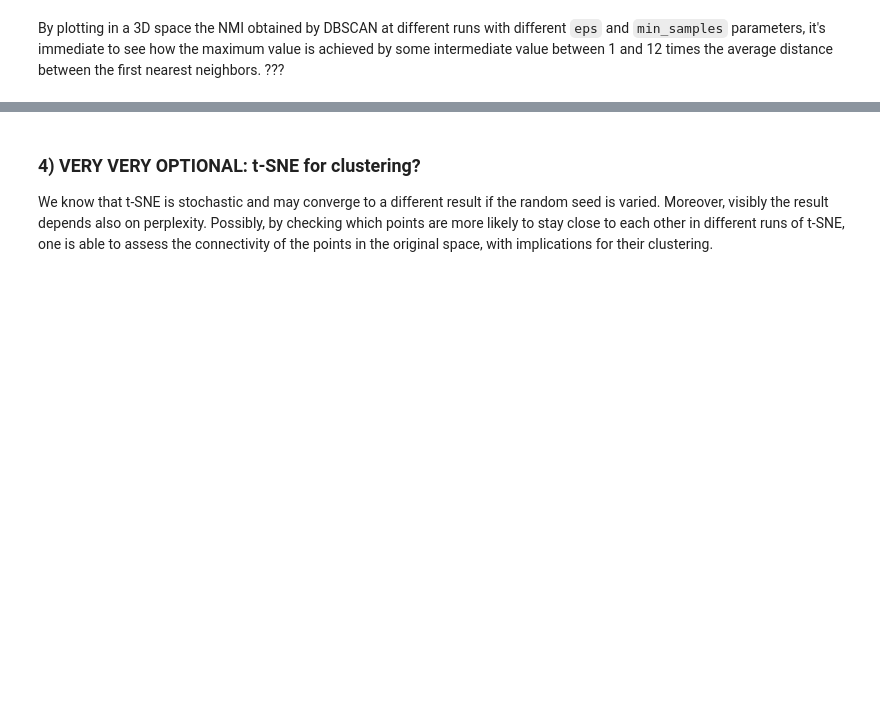
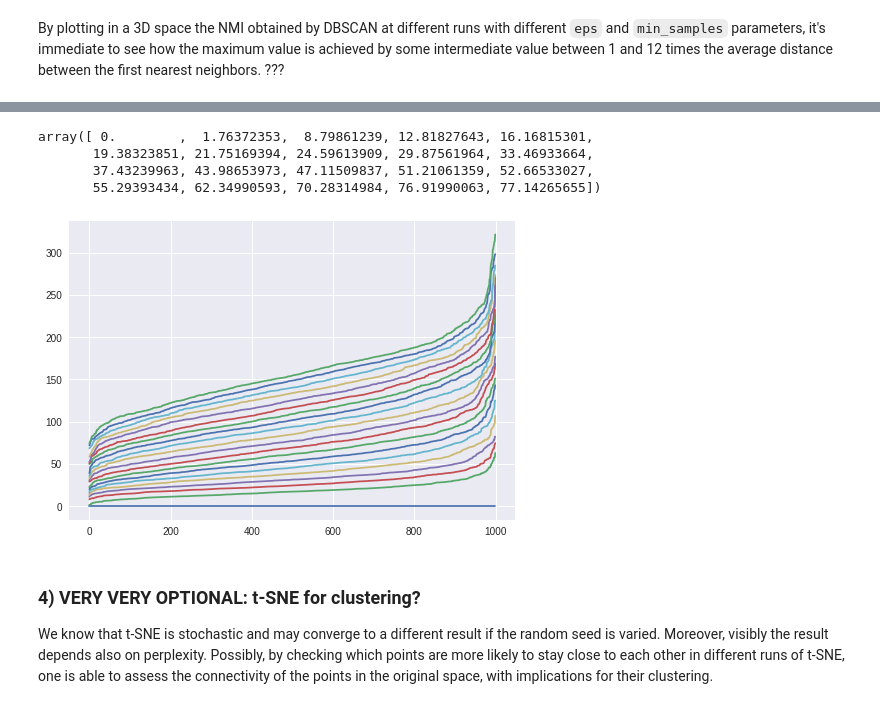
Before and after one commit to emersonvero/LoCP2, a Jupyter notebook: 05_clustering/2219_assignment_05.ipynb, the cells around one changed output, grey strips where cells are left out. Saved outputs shown, nothing was run; the diff lists cells and outputs as text; code cells hidden in the pictures; blank space fills up the shorter version.

Commit message:
changing coordinates

```diff
--- a/05_clustering/2219_assignment_05.ipynb
+++ b/05_clustering/2219_assignment_05.ipynb
@@ -299,6 +299,23 @@ ax.set_title("Ranked distances plot")
 ax.plot(distance);
 # %% [output]
 [figure]
+# %%
+distance[3]
+# %% [output]
+array([ 0.        ,  1.76372353,  8.79861239, 12.81827643, 16.16815301,
+       19.38323851, 21.75169394, 24.59613909, 29.87561964, 33.46933664,
+       37.43239963, 43.98653973, 47.11509837, 51.21061359, 52.66533027,
+       55.29393434, 62.34990593, 70.28314984, 76.91990063, 77.14265655])
+# %%
+#changing the coordinates of the resulting array to perform the second derivative calculation later
+dist=np.zeros((20,1000))
+for j in range(dist.shape[0]):
+    for i in range(dist.shape[1]):
+        dist[j][i]=distance[i][j]
+for i in range(dist.shape[0]):
+    plt.plot(dist[i])
+# %% [output]
+[figure, added]
 # %% [markdown]
 ### 4) VERY VERY OPTIONAL: t-SNE for clustering?
 
```
Also changed, not shown: parts of 5 cells of this notebook.
